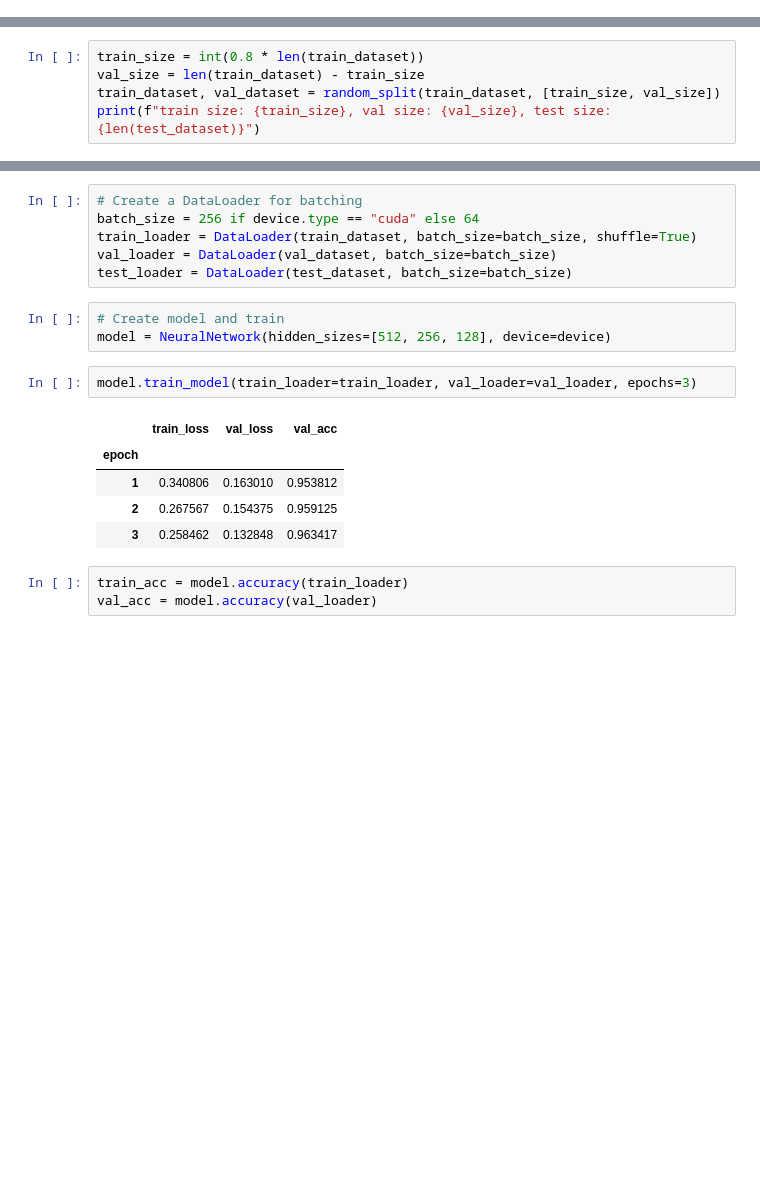
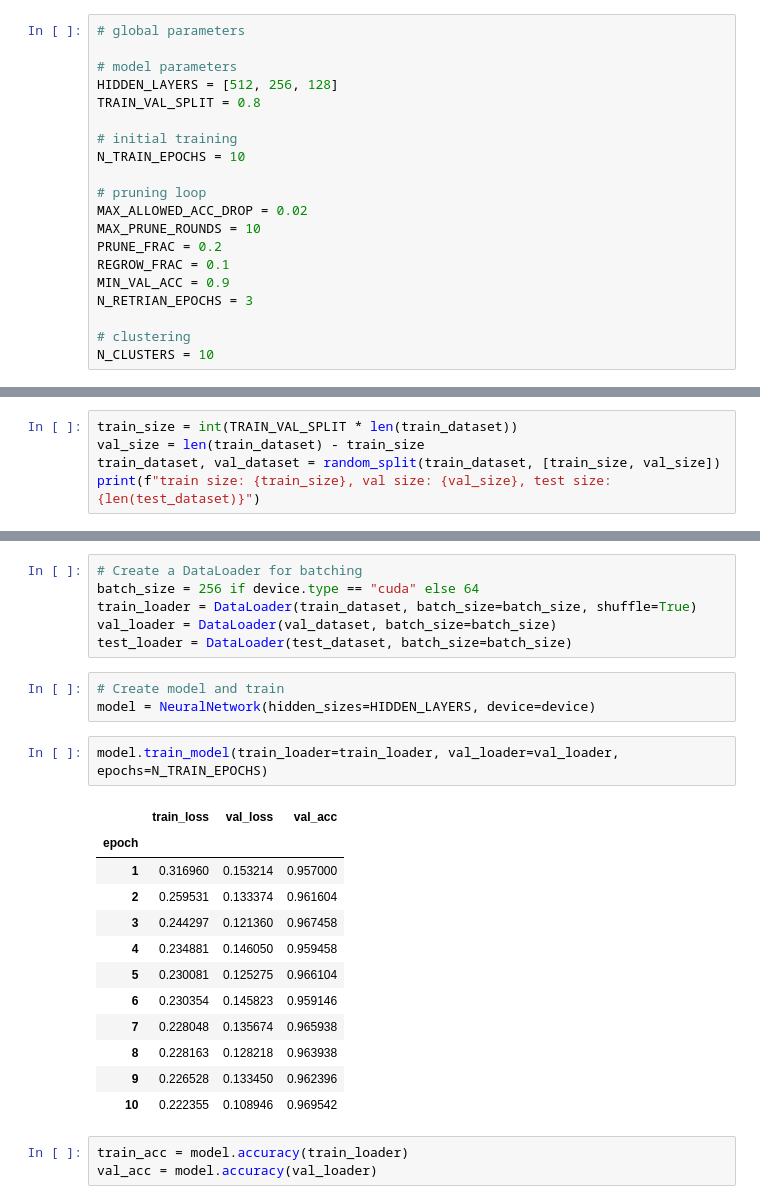
Before and after one commit to Iwe-Coumou/Project-ML, a Jupyter notebook: project.ipynb, the cells around one changed output, grey strips where cells are left out. Cells and saved outputs as stored; diff of their text form; blank space fills up the shorter version.

```diff
--- a/project.ipynb
+++ b/project.ipynb
@@ -18,6 +18,26 @@ device = torch.device("cuda" if torch.cuda.is_available() else "cpu")
 print(f"device being used: {device.type}")
 # %% [output]
 device being used: cpu
+# %%
+# global parameters
+
+# model parameters
+HIDDEN_LAYERS = [512, 256, 128]
+TRAIN_VAL_SPLIT = 0.8
+
+# initial training
+N_TRAIN_EPOCHS = 10
+
+# pruning loop
+MAX_ALLOWED_ACC_DROP = 0.02
+MAX_PRUNE_ROUNDS = 10
+PRUNE_FRAC = 0.2
+REGROW_FRAC = 0.1
+MIN_VAL_ACC = 0.9
+N_RETRIAN_EPOCHS = 3
+
+# clustering
+N_CLUSTERS = 10
 # %%
 # Define a transform to convert images to PyTorch tensors
 transform = transforms.ToTensor()
@@ -40,7 +60,7 @@ test_dataset = datasets.EMNIST(
     transform=transform
 )
 # %%
-train_size = int(0.8 * len(train_dataset))
+train_size = int(TRAIN_VAL_SPLIT * len(train_dataset))
 val_size = len(train_dataset) - train_size
 train_dataset, val_dataset = random_split(train_dataset, [train_size, val_size])
 print(f"train size: {train_size}, val size: {val_size}, test size: {len(test_dataset)}")
@@ -54,15 +74,22 @@ val_loader = DataLoader(val_dataset, batch_size=batch_size)
 test_loader = DataLoader(test_dataset, batch_size=batch_size)
 # %%
 # Create model and train
-model = NeuralNetwork(hidden_sizes=[512, 256, 128], device=device)
+model = NeuralNetwork(hidden_sizes=HIDDEN_LAYERS, device=device)
 # %%
-model.train_model(train_loader=train_loader, val_loader=val_loader, epochs=3)
+model.train_model(train_loader=train_loader, val_loader=val_loader, epochs=N_TRAIN_EPOCHS)
 # %% [output]
 |  | train_loss | val_loss | val_acc |
 | epoch |  |  |  |
-| 1 | 0.340806 | 0.163010 | 0.953812 |
-| 2 | 0.267567 | 0.154375 | 0.959125 |
-| 3 | 0.258462 | 0.132848 | 0.963417 |
+| 1 | 0.316960 | 0.153214 | 0.957000 |
+| 2 | 0.259531 | 0.133374 | 0.961604 |
+| 3 | 0.244297 | 0.121360 | 0.967458 |
+| 4 | 0.234881 | 0.146050 | 0.959458 |
+| 5 | 0.230081 | 0.125275 | 0.966104 |
+| 6 | 0.230354 | 0.145823 | 0.959146 |
+| 7 | 0.228048 | 0.135674 | 0.965938 |
+| 8 | 0.228163 | 0.128218 | 0.963938 |
+| 9 | 0.226528 | 0.133450 | 0.962396 |
+| 10 | 0.222355 | 0.108946 | 0.969542 |
 # %%
 train_acc = model.accuracy(train_loader)
 val_acc = model.accuracy(val_loader)
```
Also changed, not shown: parts of 16 cells of this notebook.
